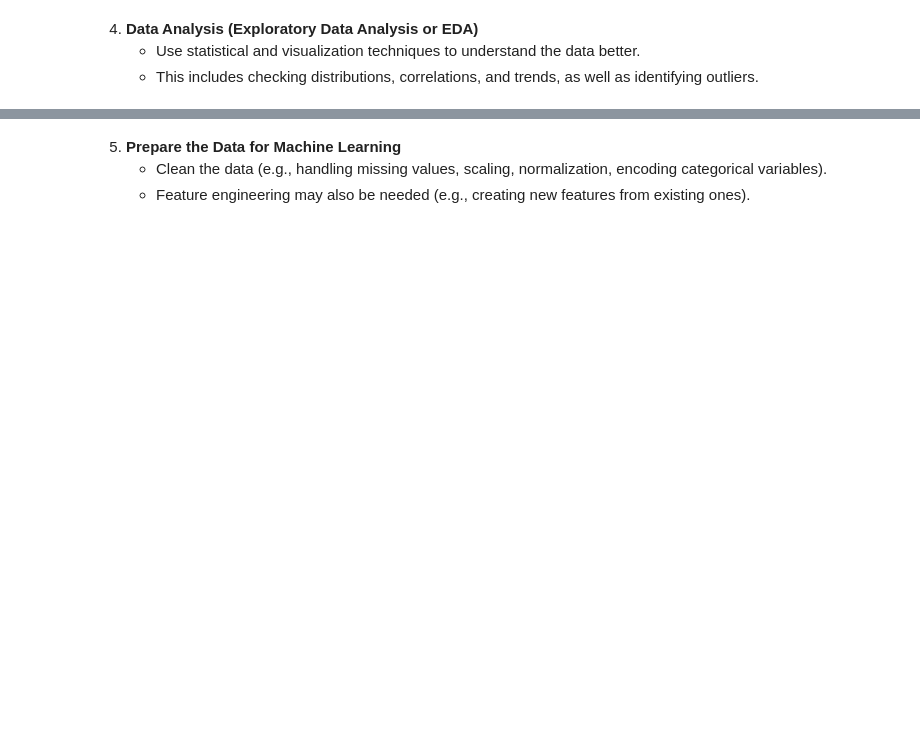
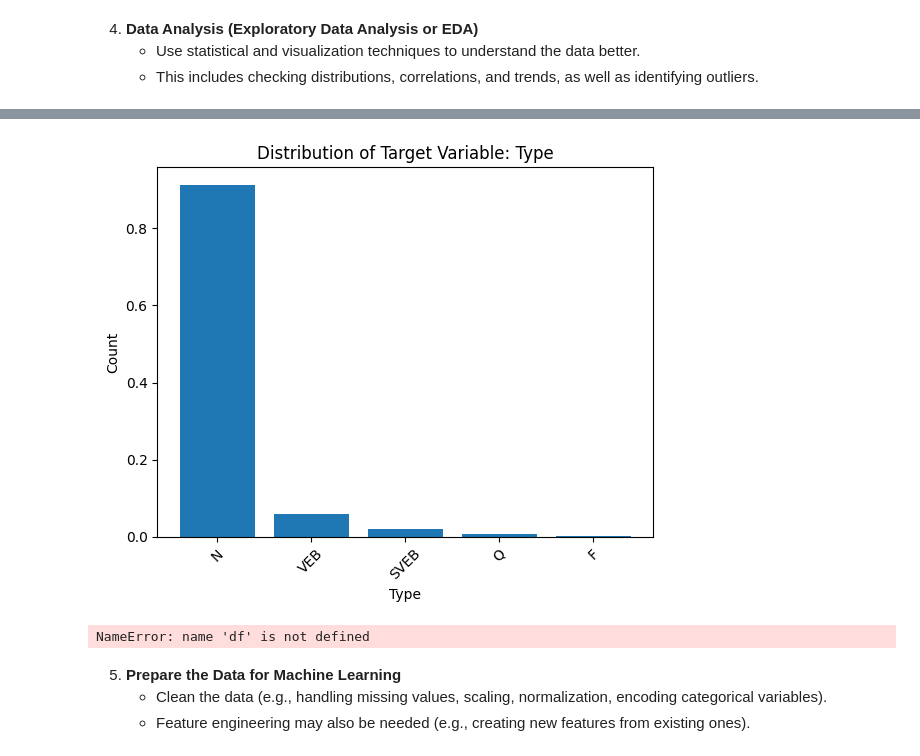
Before and after one commit to Tobai24/ECG-Arrhythmia-Classifier, a Jupyter notebook: notebooks/analysis.ipynb, the cells around one changed output, grey strips where cells are left out. Cells and saved outputs as stored; diff of their text form; code cells hidden in the pictures; blank space fills up the shorter version.

```diff
--- a/notebooks/analysis.ipynb
+++ b/notebooks/analysis.ipynb
@@ -31,0 +36,10 @@ import numpy as np
+# %%
+data_list = ["../data/INCART_Arrhythmia.csv", "../data/MIT-BIH Arrhythmia Database.csv", "../data/MIT-BIH Supraventricular Arrhythmia Database.csv", "../data/Sudden Cardiac Death Holter Database.csv"]
+# %%
+dataframes = []
+
+for data in data_list:
+    doc = pd.read_csv(data)
+    dataframes.append(doc)
+
+df = pd.concat(dataframes)
@@ -44,3 +149,19 @@ import numpy as np
+# %%
+type_counts = df['type'].value_counts(normalize=True)
+
+# Bar plot
+plt.bar(type_counts.index, type_counts.values)
+plt.xlabel('Type')
+plt.ylabel('Count')
+plt.title('Distribution of Target Variable: Type')
+plt.xticks(rotation=45)
+plt.show()
+# %% [output]
+[figure, added]
+# %%
+df.dtypes
+# %% [output]
+NameError: name 'df' is not defined
 # %% [markdown]
 5. **Prepare the Data for Machine Learning**
    - Clean the data (e.g., handling missing values, scaling, normalization, encoding categorical variables).
```
Also changed, not shown: parts of 11 cells of this notebook, 4 other files.
